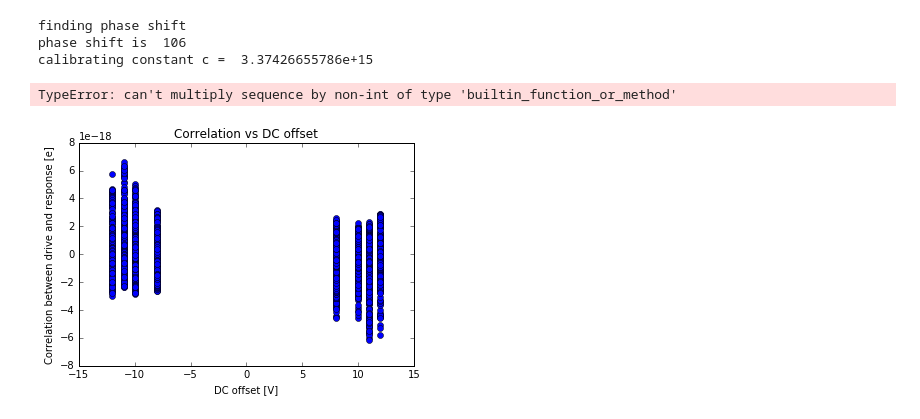
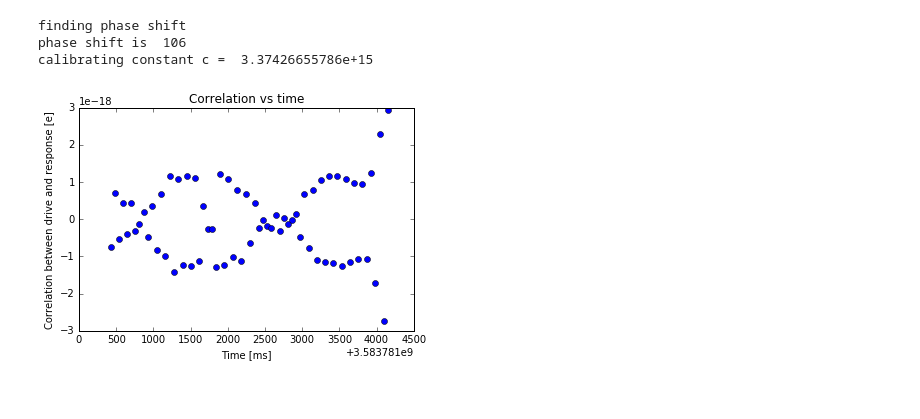
Before and after one commit to microspheres/Optlev, a Jupyter notebook: scripts/correlation_steps_notebook.ipynb, the cells around one changed output. Saved outputs shown, nothing was run; the diff lists cells and outputs as text; code cells hidden in the pictures.

```diff
--- a/scripts/correlation_steps_notebook.ipynb
+++ b/scripts/correlation_steps_notebook.ipynb
@@ -1,23 +1,24 @@
 # %%
-import correlation_steps as corr
+import correlation_steps as corrsteps
+import matplotlib.pyplot as plt
+import numpy as np
+#%matplotlib notebook
 
 directory = "/data/20170717/bead15_15um_QWP/steps/"
 calibration_path = directory + "calibration_charge/"
-measurement_path = directory + "measurement_2/"
+measurement_path = directory + "measurement_6/"
 
-corr, dc, t = corr.formData(measurement_path, calibration_path)
+t, dc, corr = corrsteps.formData(measurement_path, calibration_path)
 # %% [output]
 finding phase shift
 phase shift is  106
 calibrating constant c =  3.37426655786e+15
-TypeError: can't multiply sequence by non-int of type 'builtin_function_or_method'
 # %%
-import matplotlib.pyplot as plt
 plt.figure()
-plt.plot(dc, corr, 'o')
-plt.xlabel('DC offset [V]')
+plt.plot(t, np.array(corr), 'o')
+plt.xlabel('Time [ms]')
 plt.ylabel('Correlation between drive and response [e]')
-plt.title('Correlation vs DC offset')
+plt.title('Correlation vs time')
 plt.show()
 # %% [output]
-[figure, old version]
+[figure, new version]
```
Also changed, not shown: parts of 16 cells of this notebook, 2 other files.
